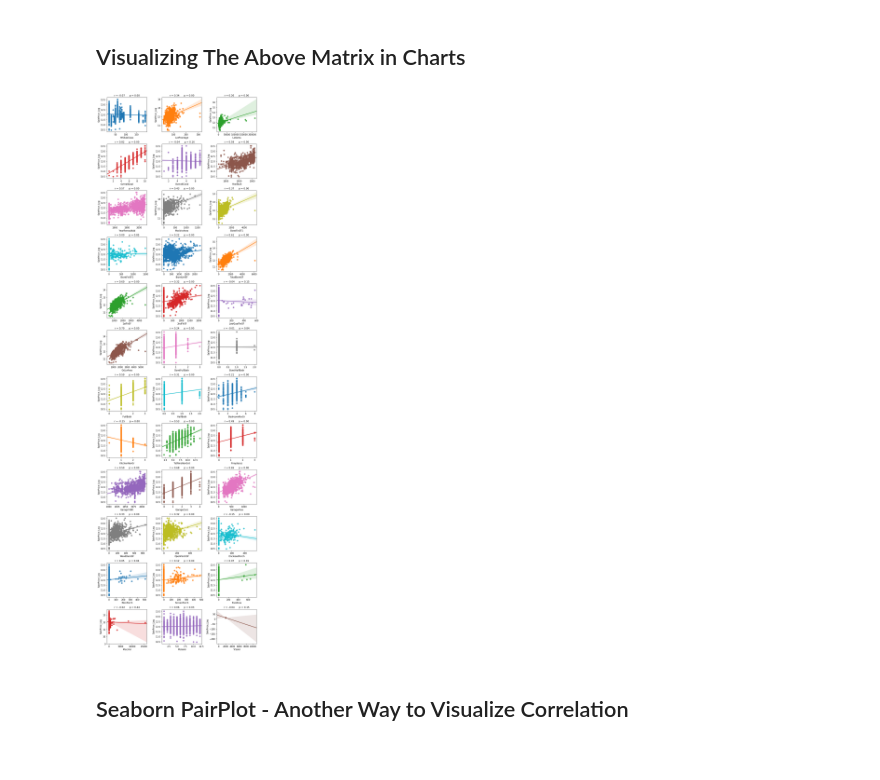
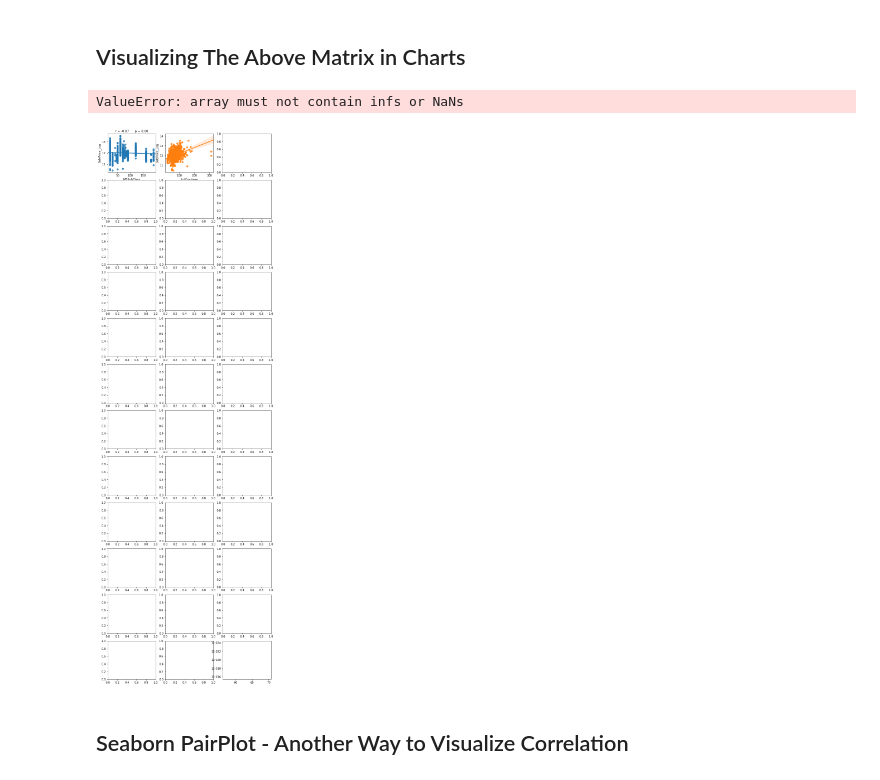
Before and after one commit to aihui/House-Price-Prediction, a Jupyter notebook: house_prices_prediction.ipynb, the cells around one changed output. Cells and saved outputs as stored; diff of their text form; code cells hidden in the pictures.

```diff
--- a/house_prices_prediction.ipynb
+++ b/house_prices_prediction.ipynb
@@ -297,29 +300,30 @@ plt.show()
 # %%
 nr_rows = 12
 nr_cols = 3
 numerical_variables = df_train.select_dtypes(include=[np.number]).columns
 
 fig, axs = plt.subplots(nr_rows, nr_cols, figsize=(nr_cols*3.5,nr_rows*3))
 
 li_num_feats = list(numerical_variables)
 li_not_plot = ['Id', 'SalePrice', 'SalePrice_Log']
 li_plot_num_feats = [c for c in list(numerical_variables) if c not in li_not_plot]
 
 
 for r in range(0,nr_rows):
     for c in range(0,nr_cols):
         i = r*nr_cols+c
         if i < len(li_plot_num_feats):
-            sns.regplot(df_train[li_plot_num_feats[i]], df_train[target], ax = axs[r][c])
+            sns.regplot(df_train[li_plot_num_feats[i]], df_train['SalePrice_Log'], ax = axs[r][c])
             stp = stats.pearsonr(df_train[li_plot_num_feats[i]], df_train['SalePrice_Log'])
             #axs[r][c].text(0.4,0.9,"title",fontsize=7)
             str_title = "r = " + "{0:.2f}".format(stp[0]) + "      " "p = " + "{0:.2f}".format(stp[1])
             axs[r][c].set_title(str_title,fontsize=11)
 
 plt.tight_layout()
 plt.show()
 # %% [output]
+ValueError: array must not contain infs or NaNs
-[figure, old version]
+[figure, new version]
 # %% [markdown]
 ## Seaborn PairPlot - Another Way to Visualize Correlation
 # %%
```
Also changed, not shown: parts of 51 cells of this notebook.
